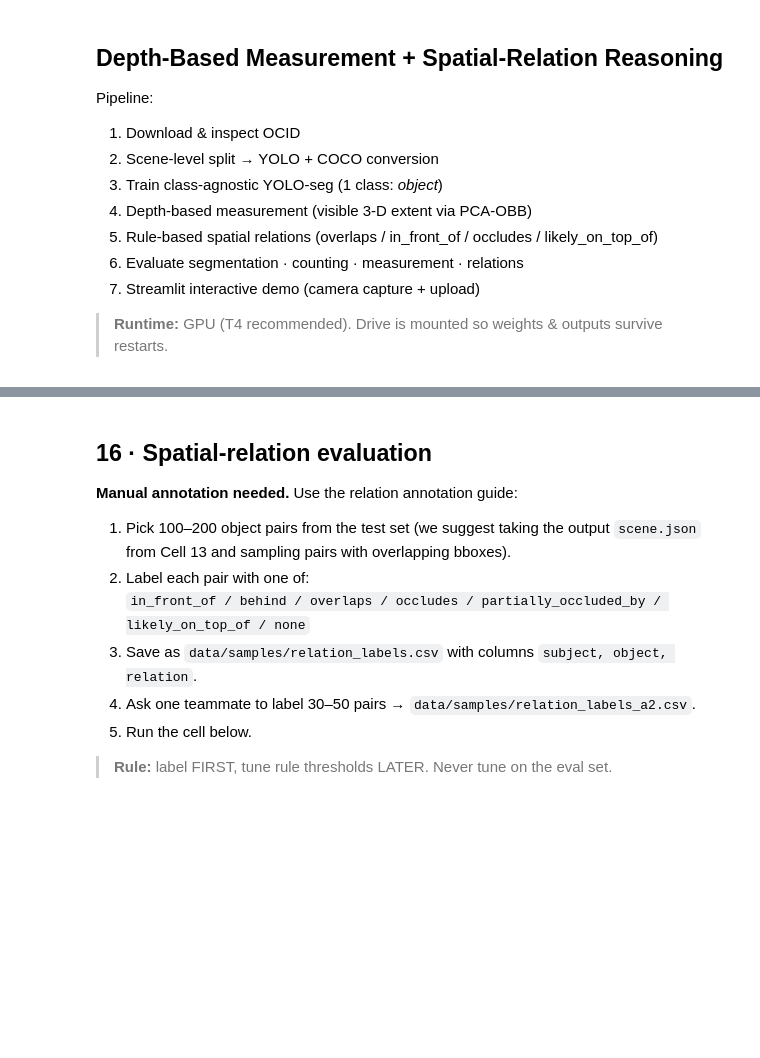
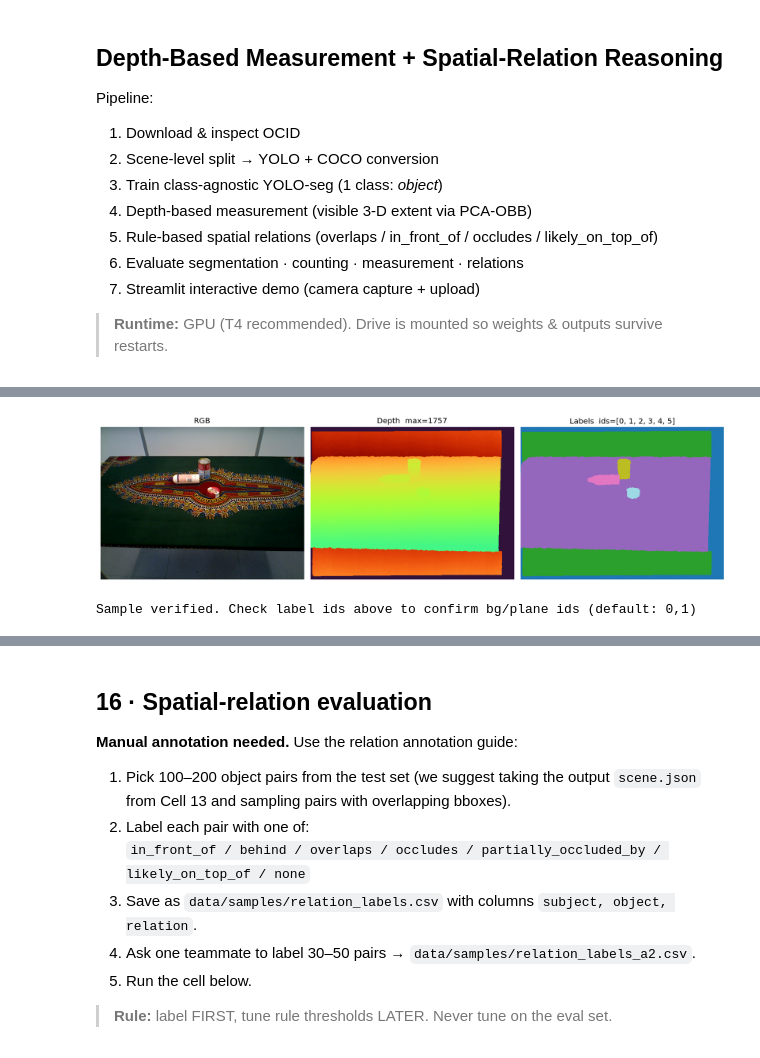
Before and after one commit to huynhphtloi/rgbd-object-understanding, a Jupyter notebook: notebooks/colab_full_pipeline.ipynb, the cells around one changed output, grey strips where cells are left out. Cells and saved outputs as stored; diff of their text form; code cells hidden in the pictures; blank space fills up the shorter version.

```diff
--- a/notebooks/colab_full_pipeline.ipynb
+++ b/notebooks/colab_full_pipeline.ipynb
@@ -161,33 +254,41 @@ print("Conversion done.")
 # %%
 # @title 7 · Verify dataset sample (RGB / depth / label alignment)
-import glob, cv2, numpy as np
+import glob, cv2, numpy as np, os
 import matplotlib
 matplotlib.use("Agg")
 import matplotlib.pyplot as plt, matplotlib.patches as patches
 from IPython.display import display
 from PIL import Image
 
 # Load one sample to confirm RGB/depth/label alignment
 from src.data.ocid_common import find_frames, load_label
 frames = find_frames("data/raw/ocid")
 if not frames:
     raise RuntimeError("No frames found — check data/raw/ocid structure")
 
 fr = frames[len(frames)//2]   # pick a mid-sequence frame
 rgb   = cv2.cvtColor(cv2.imread(fr.rgb),  cv2.COLOR_BGR2RGB)
 depth = cv2.imread(fr.depth, cv2.IMREAD_UNCHANGED).astype(np.float32)
 label = load_label(fr.label)
 
 fig, axes = plt.subplots(1, 3, figsize=(14, 4))
 axes[0].imshow(rgb);  axes[0].set_title("RGB")
 axes[1].imshow(depth, cmap="turbo"); axes[1].set_title(f"Depth  max={depth.max():.0f}")
 axes[2].imshow(label, cmap="tab20"); axes[2].set_title(f"Labels  ids={np.unique(label).tolist()}")
 for ax in axes: ax.axis("off")
 plt.tight_layout()
-plt.savefig("outputs/figures/dataset_sample.png", dpi=120, bbox_inches="tight")
-display(Image.open("outputs/figures/dataset_sample.png"))
+
+# Fix: Create directory if it doesn't exist
+os.makedirs("outputs/figures", exist_ok=True)
+
+path = "outputs/figures/dataset_sample.png"
+plt.savefig(path, dpi=120, bbox_inches="tight")
+display(Image.open(path))
 plt.close()
 print("Sample verified. Check label ids above to confirm bg/plane ids (default: 0,1)")
+# %% [output]
+[figure, added]
+Sample verified. Check label ids above to confirm bg/plane ids (default: 0,1)
 # %%
 # @title 8 · Depth sanity check (scale + intrinsics)
 import numpy as np, cv2, json
```
Also changed, not shown: parts of 8 cells of this notebook.
